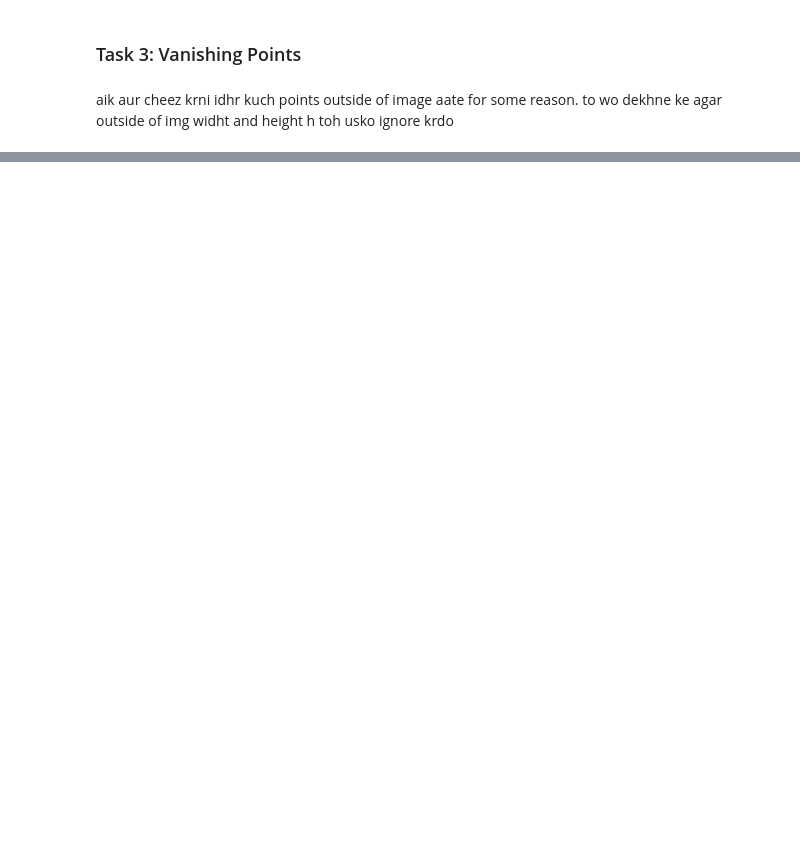
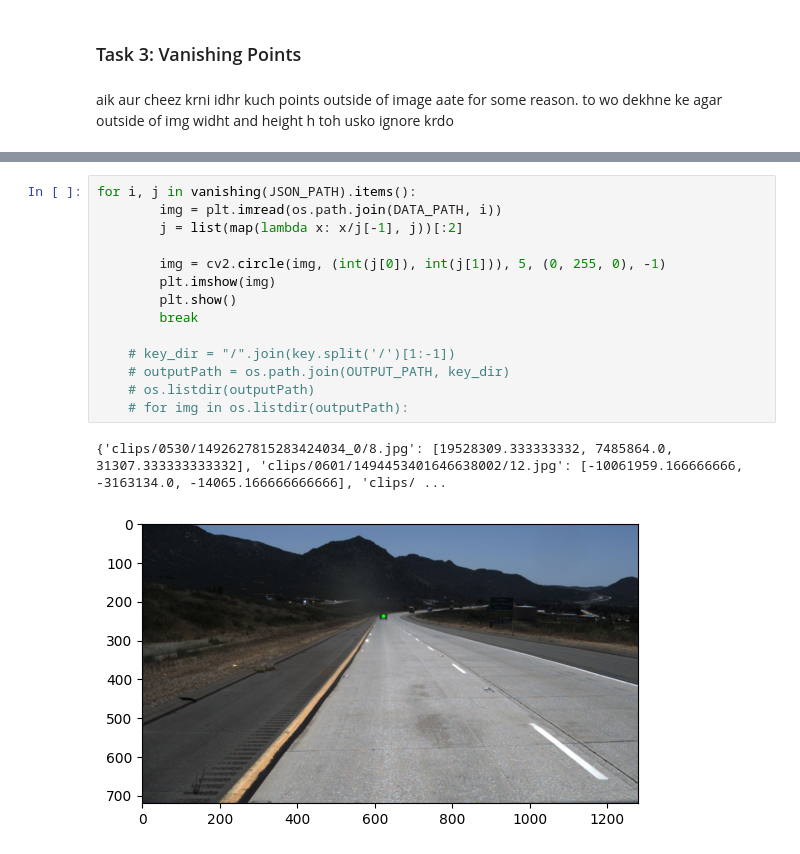
Before and after one commit to ShayaanJ/lanenet-lane-detection, a Jupyter notebook: project.ipynb, the cells around one changed output, grey strips where cells are left out. Drawn from its saved outputs; the diff is of its cells as text; blank space fills up the shorter version.

```diff
--- a/project.ipynb
+++ b/project.ipynb
@@ -162,0 +159,17 @@ vanishing(JSON_PATH)
+# %%
+for i, j in vanishing(JSON_PATH).items():
+        img = plt.imread(os.path.join(DATA_PATH, i))
+        j = list(map(lambda x: x/j[-1], j))[:2]
+
+        img = cv2.circle(img, (int(j[0]), int(j[1])), 5, (0, 255, 0), -1)
+        plt.imshow(img)
+        plt.show()
+        break
+
+    # key_dir = "/".join(key.split('/')[1:-1])
+    # outputPath = os.path.join(OUTPUT_PATH, key_dir)
+    # os.listdir(outputPath)
+    # for img in os.listdir(outputPath):
+# %% [output]
+{'clips/0530/1492627815283424034_0/8.jpg': [19528309.333333332, 7485864.0, 31307.333333333332], 'clips/0601/1494453401646638002/12.jpg': [-10061959.166666666, -3163134.0, -14065.166666666666], 'clips/ ...
+[figure, added]
```
Also changed, not shown: parts of 5 cells of this notebook, 1 other file.
